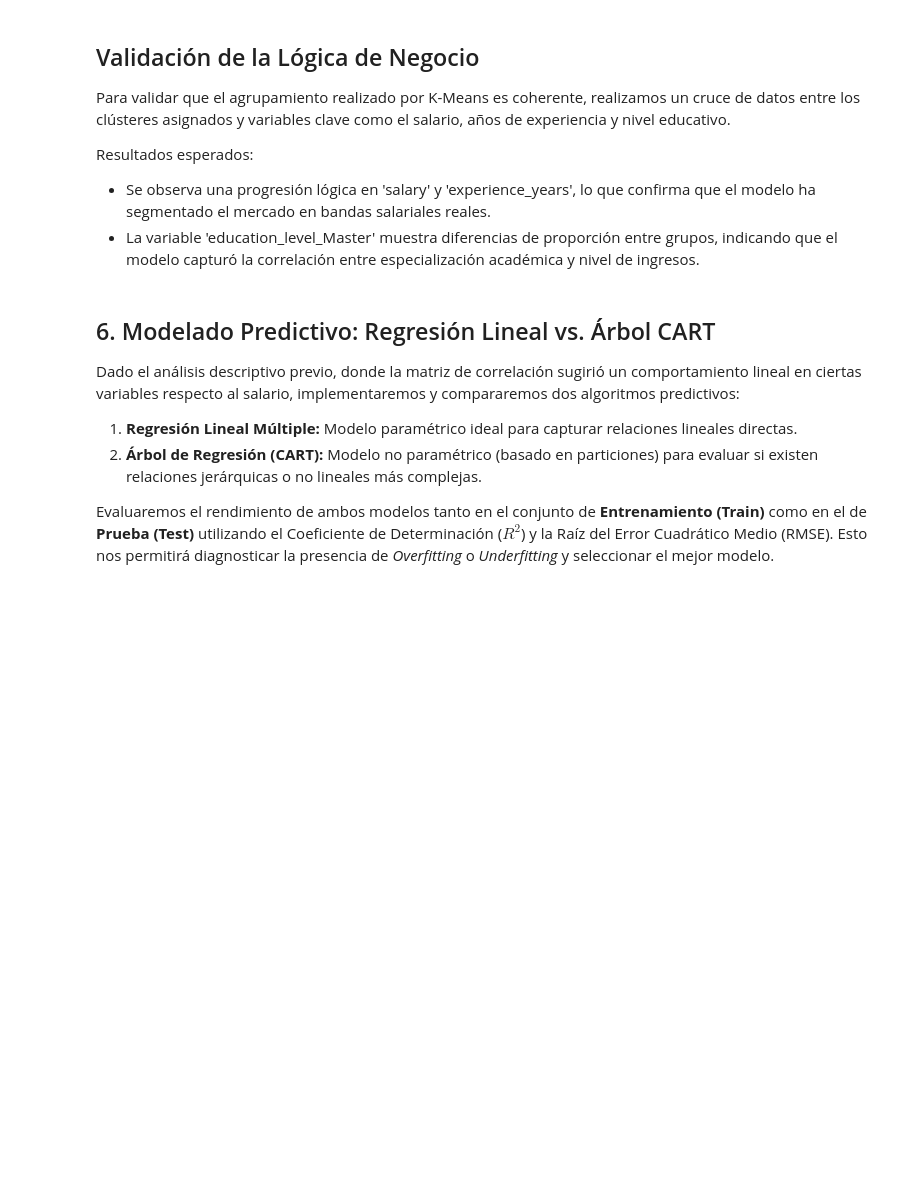
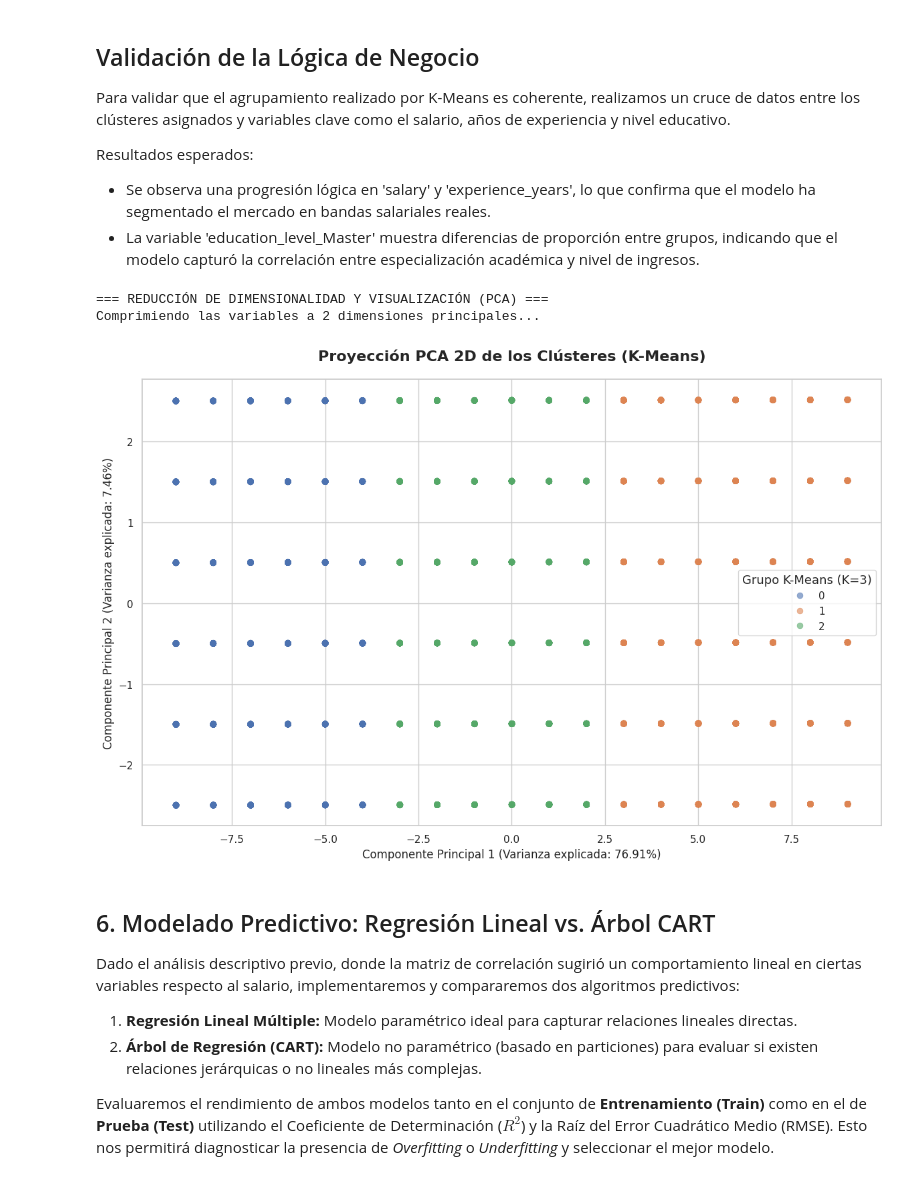
Before and after one commit to Breezlyx/Mineria-de-Datos---Entregas, a Jupyter notebook: Entrega_3.ipynb, the cells around one changed output. Saved outputs shown, nothing was run; the diff lists cells and outputs as text; code cells hidden in the pictures; blank space fills up the shorter version.

```diff
--- a/Entrega_3.ipynb
+++ b/Entrega_3.ipynb
@@ -513,6 +564,66 @@ Resultados esperados:
   el modelo ha segmentado el mercado en bandas salariales reales.
 - La variable 'education_level_Master' muestra diferencias de proporción entre grupos,
   indicando que el modelo capturó la correlación entre especialización académica y nivel de ingresos.
+# %%
+from sklearn.decomposition import PCA
+import matplotlib.pyplot as plt
+import seaborn as sns
+import pandas as pd
+
+print("=== REDUCCIÓN DE DIMENSIONALIDAD Y VISUALIZACIÓN (PCA) ===")
+print("Comprimiendo las variables a 2 dimensiones principales...")
+
+# 1. Instanciamos PCA fijando la semilla para reproducibilidad
+pca = PCA(n_components=2, random_state=42)
+
+# X es la misma matriz de variables independientes que usamos para K-Means
+componentes_pca = pca.fit_transform(X)
+
+# 2. Creamos el DataFrame estructurado
+df_pca = pd.DataFrame(
+    data = componentes_pca,
+    columns = ['Componente Principal 1', 'Componente Principal 2']
+)
+
+# [CORRECCIÓN CRÍTICA]: Usamos .values para asegurar que el array se
+# acople perfectamente sin importar el orden del índice original de Pandas
+df_pca['Cluster'] = df_encoded['cluster_asignado'].values
+
+# 3. Muestreo aleatorio para evitar el "Overplotting" (Saturación visual)
+# Extraemos 5,000 registros aleatorios de los 250,000 para que el gráfico sea legible
+df_pca_muestra = df_pca.sample(n=5000, random_state=42)
+
+# 4. Configuración del Gráfico (Estilo Profesional)
+sns.set_theme(style="whitegrid")
+plt.figure(figsize=(12, 8))
+
+# Graficamos la muestra
+sns.scatterplot(
+    x='Componente Principal 1',
+    y='Componente Principal 2',
+    hue='Cluster',
+    palette=['#4C72B0', '#DD8452', '#55A868'], # Paleta de colores sobria
+    data=df_pca_muestra,
+    alpha=0.6,
+    s=40,
+    edgecolor=None
+)
+
+# 5. Etiquetas dinámicas que muestran cuánta información sobrevivió a la compresión
+var_c1 = pca.explained_variance_ratio_[0] * 100
+var_c2 = pca.explained_variance_ratio_[1] * 100
+
+plt.title('Proyección PCA 2D de los Clústeres (K-Means)', fontsize=16, pad=20, fontweight='bold')
+plt.xlabel(f'Componente Principal 1 (Varianza explicada: {var_c1:.2f}%)', fontsize=12)
+plt.ylabel(f'Componente Principal 2 (Varianza explicada: {var_c2:.2f}%)', fontsize=12)
+plt.legend(title='Grupo K-Means (K=3)', title_fontsize='13', fontsize='11', loc='best')
+
+plt.tight_layout()
+plt.show()
+# %% [output]
+=== REDUCCIÓN DE DIMENSIONALIDAD Y VISUALIZACIÓN (PCA) ===
+Comprimiendo las variables a 2 dimensiones principales...
+[figure, added]
 # %% [markdown]
 ## 6. Modelado Predictivo: Regresión Lineal vs. Árbol CART
 Dado el análisis descriptivo previo, donde la matriz de correlación sugirió un comportamiento lineal en ciertas variables respecto al salario, implementaremos y compararemos dos algoritmos predictivos:
```
Also changed, not shown: parts of 13 cells of this notebook.
